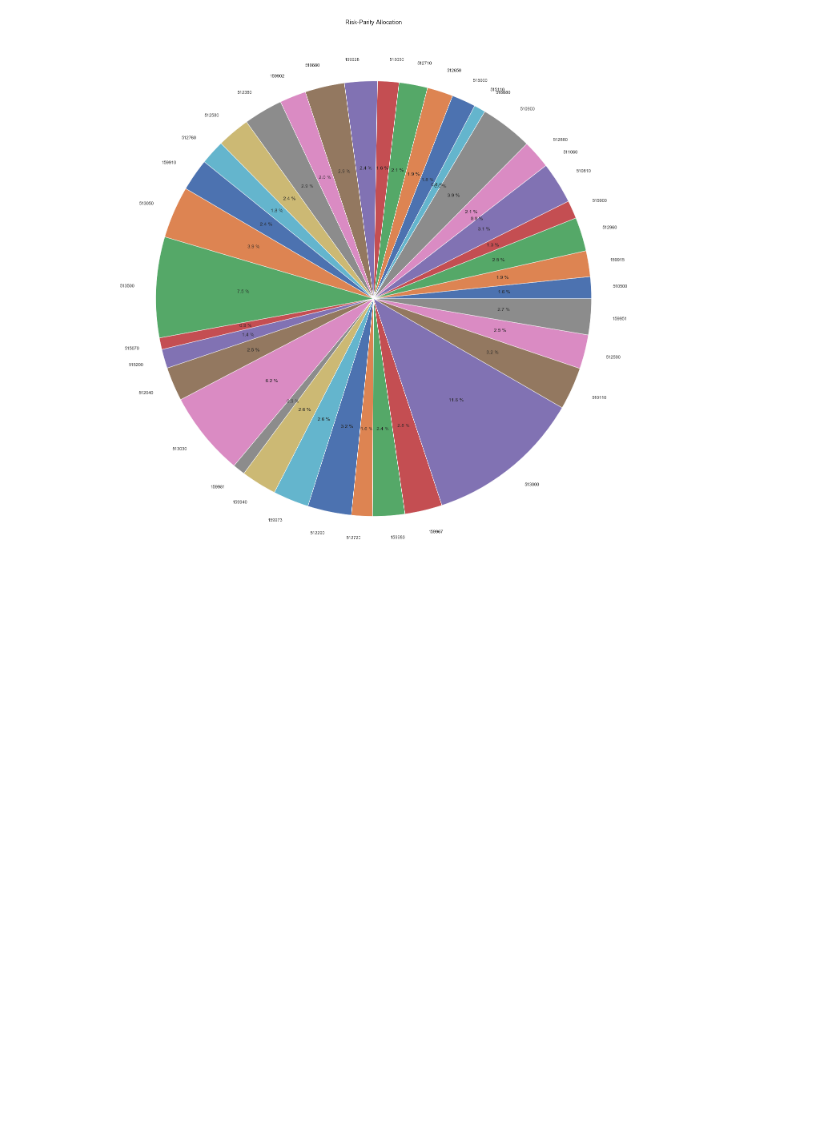
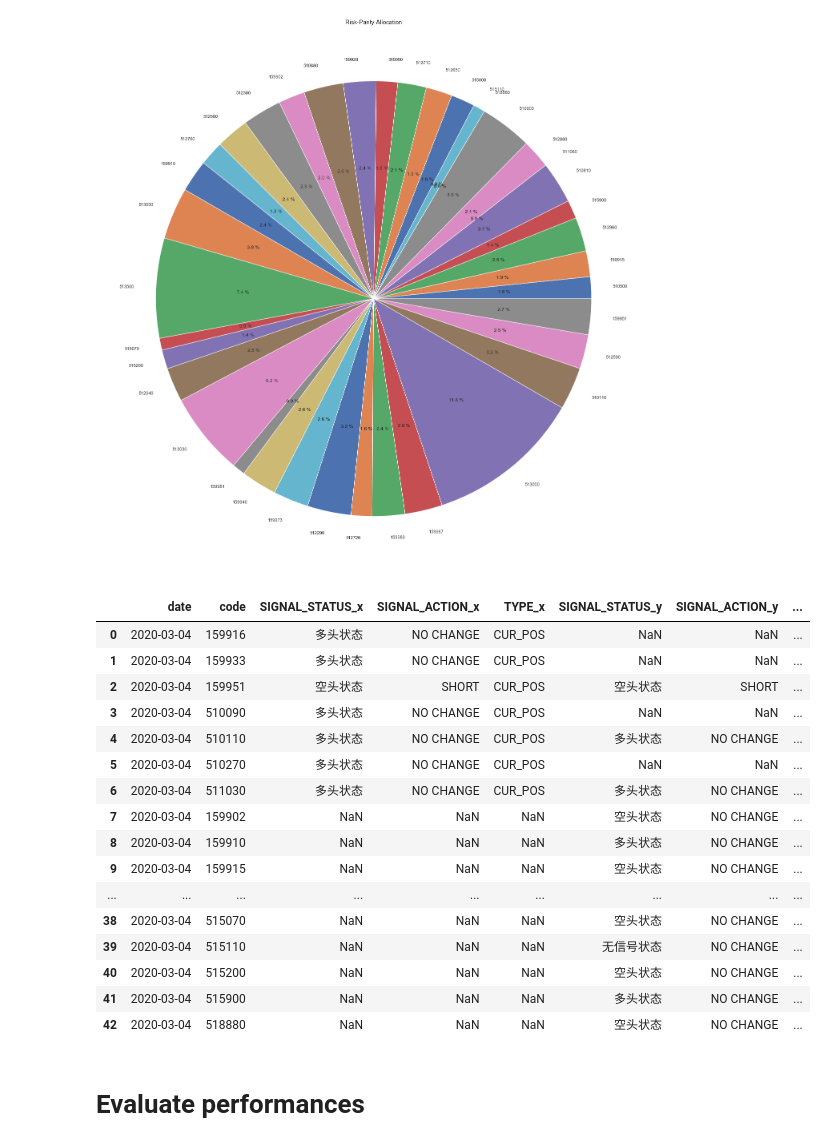
Before and after one commit to bradsun91/brad_public_workspace_mac, a Jupyter notebook: quant_research/20200301_SBTV1_fucntions_summary.ipynb, the cells around one changed output. Drawn from its saved outputs; the diff is of its cells as text; code cells hidden in the pictures; blank space fills up the shorter version.

```diff
--- a/quant_research/20200301_SBTV1_fucntions_summary.ipynb
+++ b/quant_research/20200301_SBTV1_fucntions_summary.ipynb
@@ -587,7 +591,29 @@ signal_df_final['TARGET_SHARES'] = (signal_df_final['WEIGHT']*account_values)/si
 condition_of_action = (signal_df_final['SIGNAL_ACTION_x']=="LONG")|(signal_df_final['SIGNAL_ACTION_x']=="SHORT")|\
                     (signal_df_final['SIGNAL_ACTION_y']=="LONG")|(signal_df_final['SIGNAL_ACTION_y']=="SHORT")
 df_actions = signal_df_final[condition_of_action]
+# %%
+signal_df
+# %% [output]
+|  | date | code | SIGNAL_STATUS_x | SIGNAL_ACTION_x | TYPE_x | SIGNAL_STATUS_y | SIGNAL_ACTION_y | ... |
+| 0 | 2020-03-04 | 159916 | 多头状态 | NO CHANGE | CUR_POS | NaN | NaN | ... |
+| 1 | 2020-03-04 | 159933 | 多头状态 | NO CHANGE | CUR_POS | NaN | NaN | ... |
+| 2 | 2020-03-04 | 159951 | 空头状态 | SHORT | CUR_POS | 空头状态 | SHORT | ... |
+| 3 | 2020-03-04 | 510090 | 多头状态 | NO CHANGE | CUR_POS | NaN | NaN | ... |
+| 4 | 2020-03-04 | 510110 | 多头状态 | NO CHANGE | CUR_POS | 多头状态 | NO CHANGE | ... |
+| 5 | 2020-03-04 | 510270 | 多头状态 | NO CHANGE | CUR_POS | NaN | NaN | ... |
+| 6 | 2020-03-04 | 511030 | 多头状态 | NO CHANGE | CUR_POS | 多头状态 | NO CHANGE | ... |
+| 7 | 2020-03-04 | 159902 | NaN | NaN | NaN | 空头状态 | NO CHANGE | ... |
+| 8 | 2020-03-04 | 159910 | NaN | NaN | NaN | 多头状态 | NO CHANGE | ... |
+| 9 | 2020-03-04 | 159915 | NaN | NaN | NaN | 空头状态 | NO CHANGE | ... |
+| ... | ... | ... | ... | ... | ... | ... | ... | ... |
+| 38 | 2020-03-04 | 515070 | NaN | NaN | NaN | 空头状态 | NO CHANGE | ... |
+| 39 | 2020-03-04 | 515110 | NaN | NaN | NaN | 无信号状态 | NO CHANGE | ... |
+| 40 | 2020-03-04 | 515200 | NaN | NaN | NaN | 空头状态 | NO CHANGE | ... |
+| 41 | 2020-03-04 | 515900 | NaN | NaN | NaN | 多头状态 | NO CHANGE | ... |
+| 42 | 2020-03-04 | 518880 | NaN | NaN | NaN | 空头状态 | NO CHANGE | ... |
 # %%
 # Save data
 signal_df_final.to_csv("signal_df_final.csv", mode='a', header=False)
 df_actions.to_csv("df_actions.csv", mode='a', header=False)
+# %% [markdown]
+# Evaluate performances
```
Also changed, not shown: parts of 14 cells of this notebook, 2 other files.
